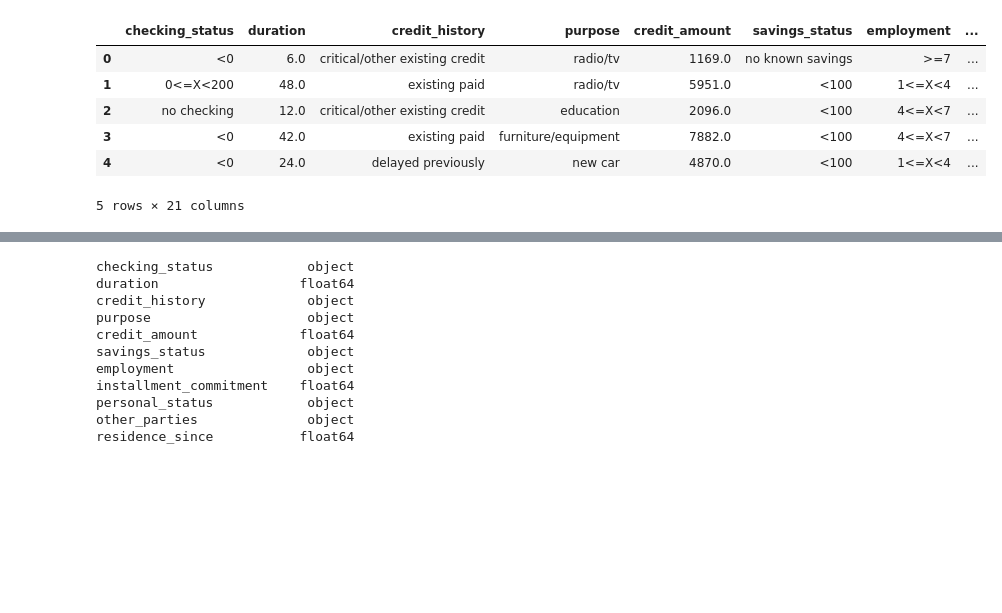
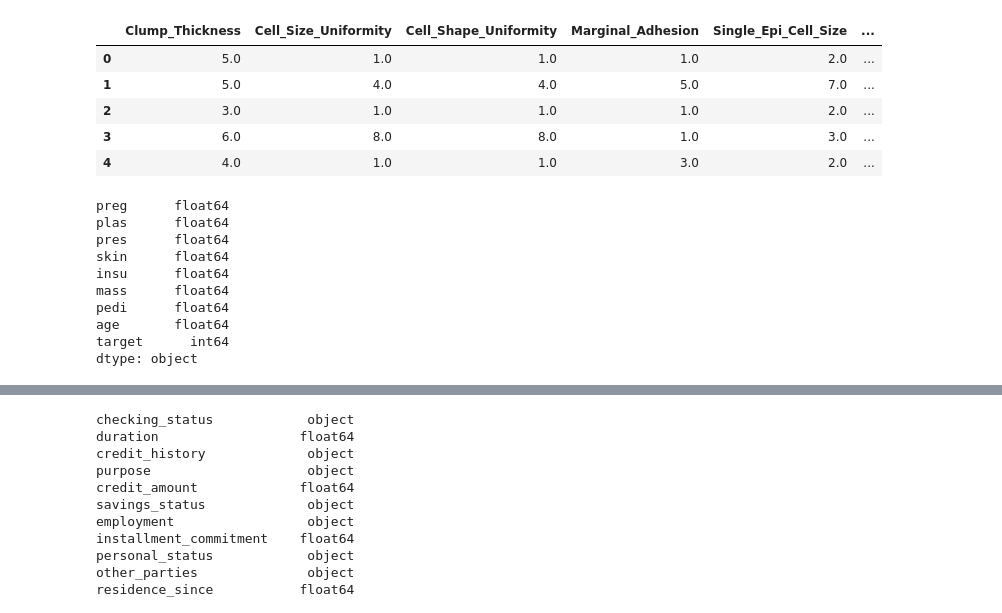
Before and after one commit to rebecca-vickery/machine-learning-tutorials, a Jupyter notebook: tensorflow/beginners_guide_classification.ipynb, the cells around one changed output, grey strips where cells are left out. Drawn from its saved outputs; the diff is of its cells as text; code cells hidden in the pictures; blank space fills up the shorter version.

```diff
--- a/tensorflow/beginners_guide_classification.ipynb
+++ b/tensorflow/beginners_guide_classification.ipynb
@@ -9,16 +9,28 @@ from tensorflow import feature_column
 from tensorflow.keras import layers
 from sklearn.model_selection import train_test_split
 # %%
-X,y = fetch_openml("credit-g", version=1, as_frame=True, return_X_y=True)
+X,y = fetch_openml("breast-w", version=1, as_frame=True, return_X_y=True)
 data = pd.concat([X,y], axis=1)
-data['target'] = np.where(data['class'] == 'good', 1,0)
-data = data.drop('class', axis=1)
+#data['target'] = np.where(data['class'] == 'good', 1,0)
+#data = data.drop('target', axis=1)
 data.head()
 # %% [output]
-|  | checking_status | duration | credit_history | purpose | credit_amount | savings_status | employment | ... |
-| 0 | <0 | 6.0 | critical/other existing credit | radio/tv | 1169.0 | no known savings | >=7 | ... |
-| 1 | 0<=X<200 | 48.0 | existing paid | radio/tv | 5951.0 | <100 | 1<=X<4 | ... |
-| 2 | no checking | 12.0 | critical/other existing credit | education | 2096.0 | <100 | 4<=X<7 | ... |
-| 3 | <0 | 42.0 | existing paid | furniture/equipment | 7882.0 | <100 | 4<=X<7 | ... |
-| 4 | <0 | 24.0 | delayed previously | new car | 4870.0 | <100 | 1<=X<4 | ... |
+|  | Clump_Thickness | Cell_Size_Uniformity | Cell_Shape_Uniformity | Marginal_Adhesion | Single_Epi_Cell_Size | ... |
+| 0 | 5.0 | 1.0 | 1.0 | 1.0 | 2.0 | ... |
+| 1 | 5.0 | 4.0 | 4.0 | 5.0 | 7.0 | ... |
+| 2 | 3.0 | 1.0 | 1.0 | 1.0 | 2.0 | ... |
+| 3 | 6.0 | 8.0 | 8.0 | 1.0 | 3.0 | ... |
+| 4 | 4.0 | 1.0 | 1.0 | 3.0 | 2.0 | ... |
-5 rows × 21 columns
+# %%
+data.dtypes
+# %% [output]
+preg      float64
+plas      float64
+pres      float64
+skin      float64
+insu      float64
+mass      float64
+pedi      float64
+age       float64
+target      int64
+dtype: object
```
Also changed, not shown: parts of 2 cells of this notebook, 7 other files.
